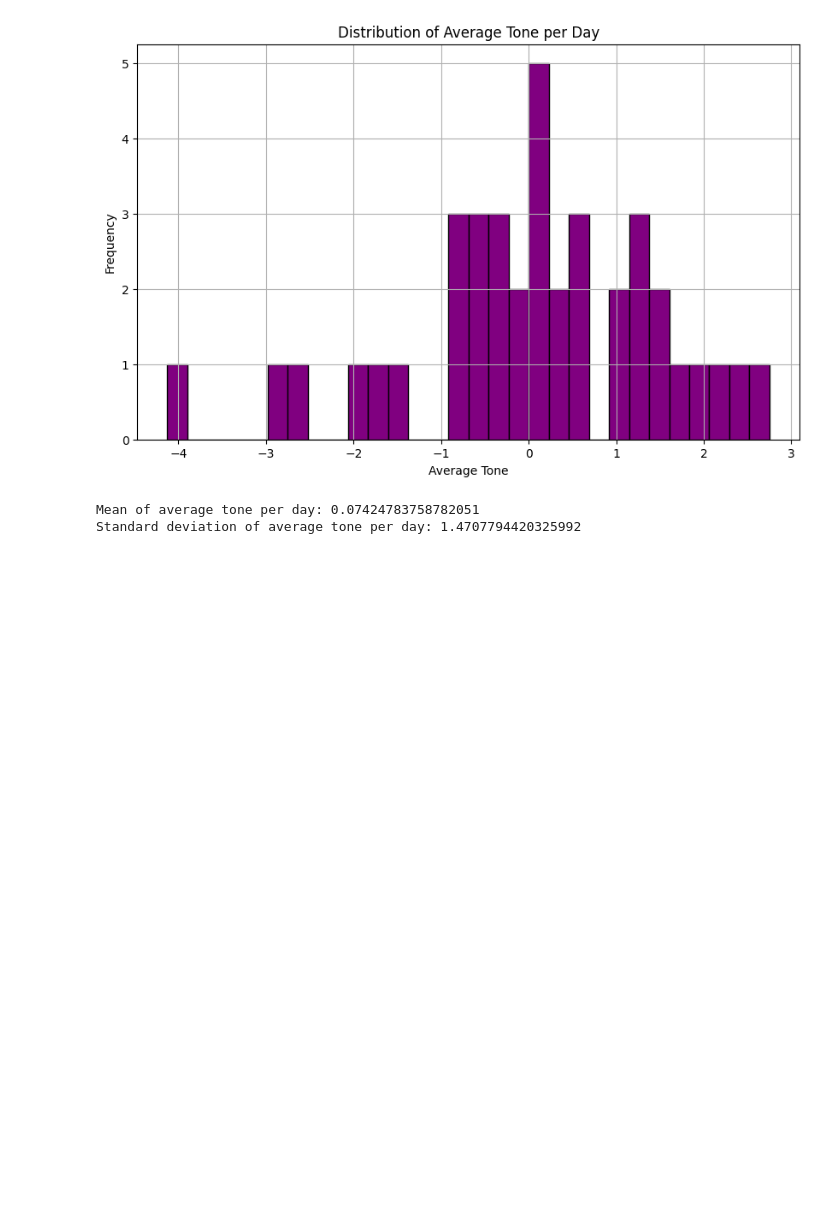
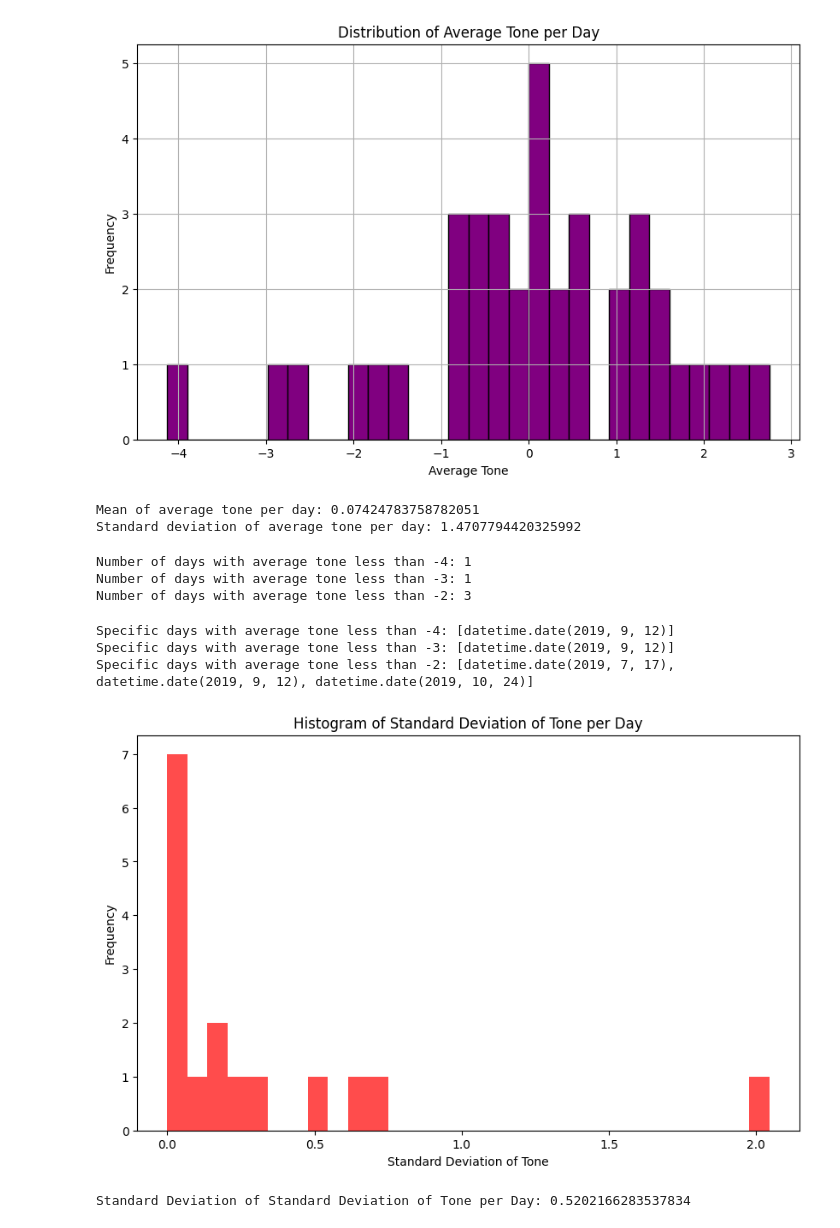
Before and after one commit to BomingZhang-coder/lithium-commodities-dashboard, a Jupyter notebook: _task_3-geert/lithium_news_analysis-yile/News_eda.ipynb, the cells around one changed output. Drawn from its saved outputs; the diff is of its cells as text; code cells hidden in the pictures; blank space fills up the shorter version.

```diff
--- a/_task_3-geert/lithium_news_analysis-yile/News_eda.ipynb
+++ b/_task_3-geert/lithium_news_analysis-yile/News_eda.ipynb
@@ -107,3 +107,61 @@ print("Standard deviation of average tone per day:", average_tone_std_dev)
 [figure]
 Mean of average tone per day: 0.07424783758782051
 Standard deviation of average tone per day: 1.4707794420325992
+# %%
+# Calculate the average tone for each day
+average_tone_per_day = grouped_by_date_cleaned['V2Tone'].mean()
+
+# Count the number of days with average tone less than -4, -3, and -2
+count_tone_less_than_minus_4 = (average_tone_per_day < -4).sum()
+count_tone_less_than_minus_3 = (average_tone_per_day < -3).sum()
+count_tone_less_than_minus_2 = (average_tone_per_day < -2).sum()
+
+print("Number of days with average tone less than -4:", count_tone_less_than_minus_4)
+print("Number of days with average tone less than -3:", count_tone_less_than_minus_3)
+print("Number of days with average tone less than -2:", count_tone_less_than_minus_2)
+# %% [output]
+Number of days with average tone less than -4: 1
+Number of days with average tone less than -3: 1
+Number of days with average tone less than -2: 3
+# %%
+# Calculate the mean tone for each day again
+average_tone_per_day = grouped_by_date_cleaned['V2Tone'].mean()
+
+# Identify the specific dates with average tones below -4, -3, and -2
+dates_with_tone_less_than_minus_4 = average_tone_per_day[average_tone_per_day < -4].index
+dates_with_tone_less_than_minus_3 = average_tone_per_day[average_tone_per_day < -3].index
+dates_with_tone_less_than_minus_2 = average_tone_per_day[average_tone_per_day < -2].index
+
+# Since there might be overlaps, let's display these dates distinctly
+print("Specific days with average tone less than -4:", dates_with_tone_less_than_minus_4.tolist())
+print("Specific days with average tone less than -3:", dates_with_tone_less_than_minus_3.tolist())
+print("Specific days with average tone less than -2:", dates_with_tone_less_than_minus_2.tolist())
+# %% [output]
+Specific days with average tone less than -4: [datetime.date(2019, 9, 12)]
+Specific days with average tone less than -3: [datetime.date(2019, 9, 12)]
+Specific days with average tone less than -2: [datetime.date(2019, 7, 17), datetime.date(2019, 9, 12), datetime.date(2019, 10, 24)]
+# %%
+
+# Group by date for daily statistics
+grouped_by_date = filtered_df_cleaned.groupby(filtered_df_cleaned['DATE'].dt.date)
+
+# Calculate the number of news items per day
+news_per_day = grouped_by_date.size()
+
+# Calculate average and standard deviation of tone per day
+average_tone_per_day = grouped_by_date['V2Tone'].mean()
+std_tone_per_day = grouped_by_date['V2Tone'].std()
+
+
+# Plotting the histogram of standard deviation of tone per day
+plt.figure(figsize=(10, 6))
+plt.hist(std_tone_per_day, bins=30, color='red', alpha=0.7)
+plt.title('Histogram of Standard Deviation of Tone per Day')
+plt.xlabel('Standard Deviation of Tone')
+plt.ylabel('Frequency')
+plt.show()
+
+print("Standard Deviation of Standard Deviation of Tone per Day:", std_tone_per_day.std())
+# %% [output]
+[figure, added]
+Standard Deviation of Standard Deviation of Tone per Day: 0.5202166283537834
```
Also changed, not shown: parts of 15 cells of this notebook.
